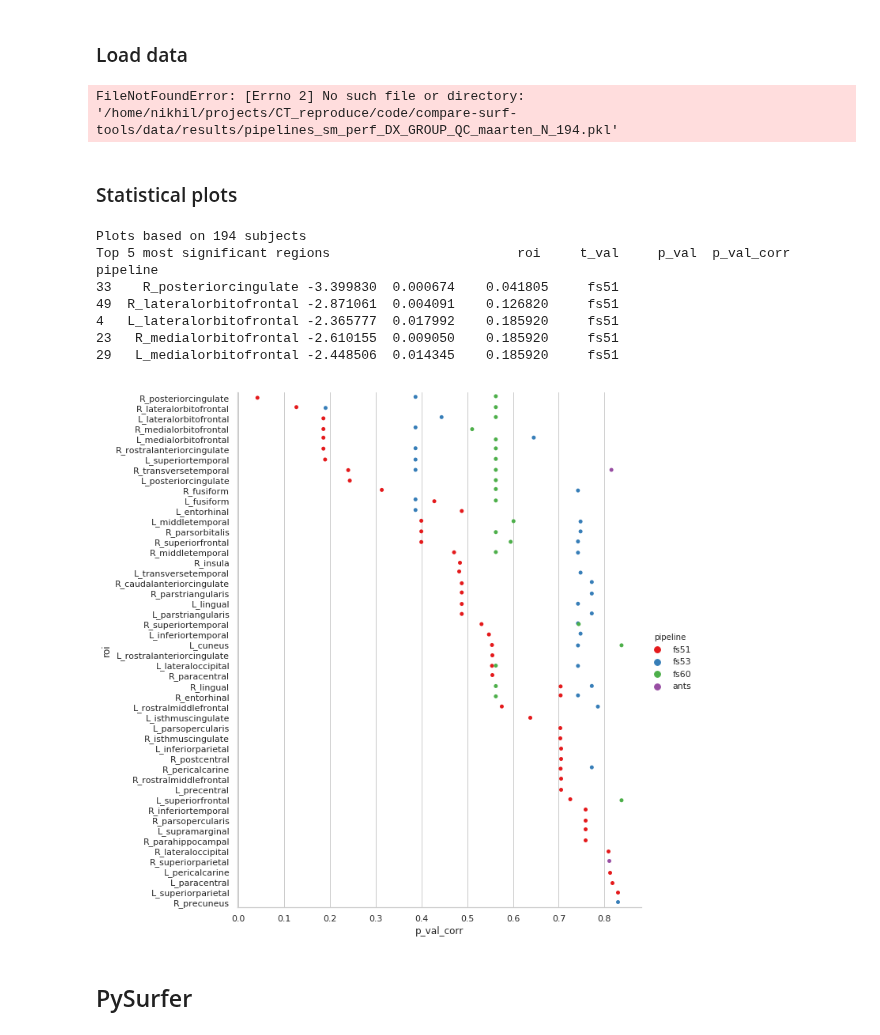
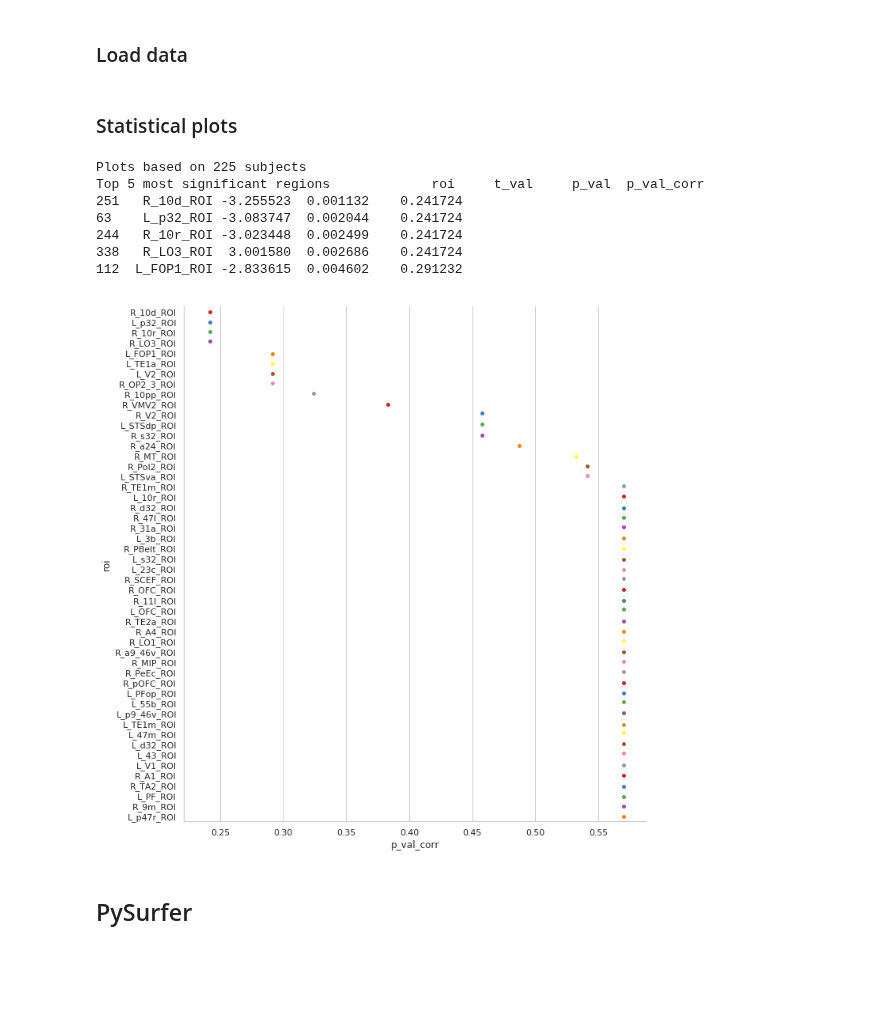
Before and after one commit to neurodatascience/compare-surf-tools, a Jupyter notebook: notebooks/generate_plots.ipynb, the cells around one changed output. Drawn from its saved outputs; the diff is of its cells as text; code cells hidden in the pictures; blank space fills up the shorter version.

Commit message:
added plots for atlas comparison with FDR

```diff
--- a/notebooks/generate_plots.ipynb
+++ b/notebooks/generate_plots.ipynb
@@ -39,7 +39,7 @@ data_dir = proj_dir + 'data/'
 results_dir = data_dir + 'results/'
 brainmaps_dir = results_dir + 'brainmaps/'
 demograph_file = 'ABIDE_Phenotype.csv'
-sm_perf_file = 'pipelines_sm_perf_DX_GROUP_QC_maarten_N_194.pkl'
+sm_perf_file = 'atlas_sm_perf_DX_GROUP_QC_gleb_N_225.pkl'
 # %% [markdown]
 ### Global Vars
 # %%
@@ -55,7 +55,7 @@ demograph = demograph.rename(columns={'Subject_ID':subject_ID_col})
 
 # # Results
 # atlas or pipelines
-results_type = 'pipeline' # atlas
+results_type = 'atlas' # atlas
 
 if results_type == 'pipeline':
     stat_perf = pd.read_pickle(results_dir + sm_perf_file)
@@ -63,45 +63,43 @@ if results_type == 'pipeline':
 else:
     with open(results_dir + sm_perf_file, 'rb') as handle:
         stat_perf = pickle.load(handle)
-# %% [output]
-FileNotFoundError: [Errno 2] No such file or directory: '/home/nikhil/projects/CT_reproduce/code/compare-surf-tools/data/results/pipelines_sm_perf_DX_GROUP_QC_maarten_N_194.pkl'
 # %% [markdown]
 ### Statistical plots
 # %%
 # Plots
-aparc = 'aparc'
+aparc = 'Glasser' #aparc #Destrieux #Glasser
 stat_measure = 'p_val_corr'
-top_rois = 100
+top_rois = 50
 subx = sm_perf_file.rsplit('_',1)[1].split('.',1)[0]
 print('Plots based on {} subjects'.format(subx))
 
 if results_type == 'pipeline':
     plot_df = stat_perf.sort_values(by=[stat_measure]).head(top_rois)
     sns.set(font_scale=1)
     with sns.axes_style("whitegrid"):
         g = sns.catplot(x=stat_measure,y='roi',kind='strip',hue='pipeline',
                         data=plot_df,palette='Set1',height=10)
         #g.set(xscale="log");
 
 else:
     plot_df = stat_perf[aparc].sort_values(by=['p_val']).head(top_rois)
 
     sns.set(font_scale=1)
     with sns.axes_style("whitegrid"):
         g = sns.catplot(x=stat_measure,y='roi',kind='strip',
                         data=plot_df,palette='Set1',height=10)
         #g.set(xscale="log");
 
 print('Top 5 most significant regions {}'.format(plot_df.head(5)))
 # %% [output]
-Plots based on 194 subjects
-Top 5 most significant regions                        roi     t_val     p_val  p_val_corr pipeline
-33    R_posteriorcingulate -3.399830  0.000674    0.041805     fs51
-49  R_lateralorbitofrontal -2.871061  0.004091    0.126820     fs51
-4   L_lateralorbitofrontal -2.365777  0.017992    0.185920     fs51
-23   R_medialorbitofrontal -2.610155  0.009050    0.185920     fs51
-29   L_medialorbitofrontal -2.448506  0.014345    0.185920     fs51
+Plots based on 225 subjects
+Top 5 most significant regions             roi     t_val     p_val  p_val_corr
+251   R_10d_ROI -3.255523  0.001132    0.241724
+63    L_p32_ROI -3.083747  0.002044    0.241724
+244   R_10r_ROI -3.023448  0.002499    0.241724
+338   R_LO3_ROI  3.001580  0.002686    0.241724
+112  L_FOP1_ROI -2.833615  0.004602    0.291232
-[figure, old version]
+[figure, new version]
 # %% [markdown]
 ## PySurfer
 # %%
```
Also changed, not shown: parts of 1 cell of this notebook, 1 other file.
